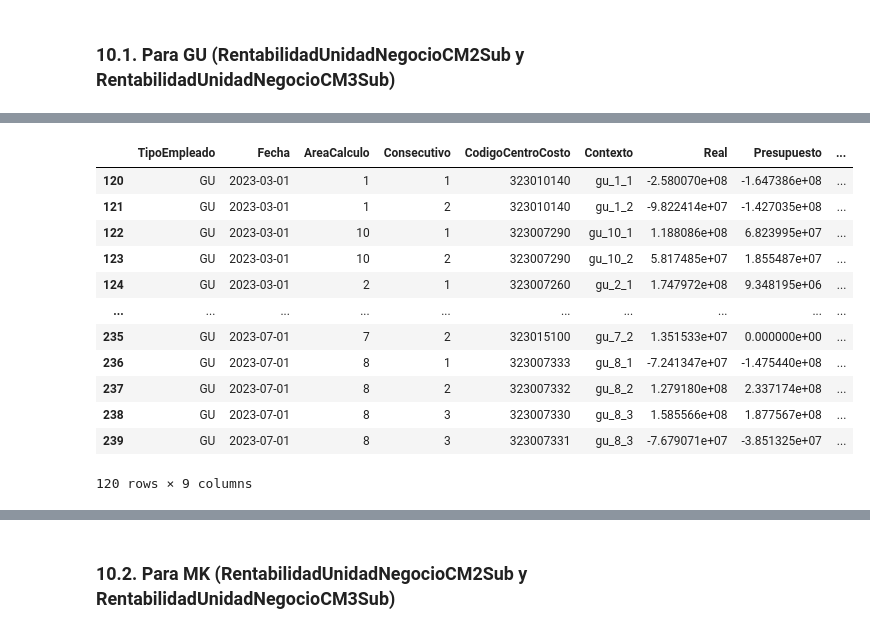
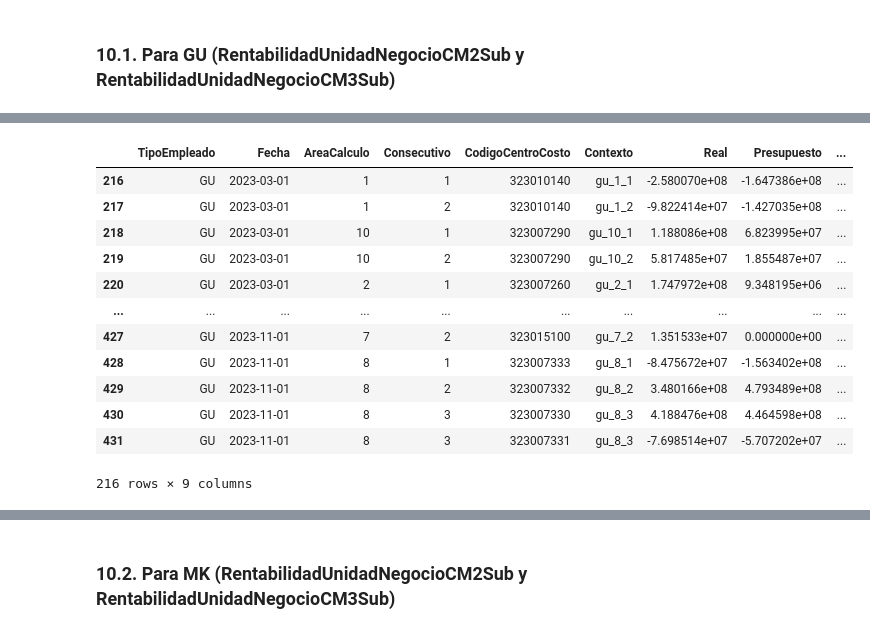
Before and after one commit to Crispelinho/-Liquidations-Incentives-Jupyter, a Jupyter notebook: BBraun - Incentivos (Centros-De-Costo).ipynb, the cells around one changed output, grey strips where cells are left out. Cells and saved outputs as stored; diff of their text form; code cells hidden in the pictures.

```diff
--- a/BBraun - Incentivos (Centros-De-Costo).ipynb
+++ b/BBraun - Incentivos (Centros-De-Costo).ipynb
@@ -10,7 +10,9 @@ base_dir = 'C:\\Users\\Crisp\\Documents\\QualitySoftGroup\\Proyectos\\Liquidatio
 print(base_dir)
 #base_dir = '/data/notebook_files/'
 sub_direct = ''
-sub_direct = 'archivos-fuente-78'
+# sub_direct = 'archivos-fuente-78'
+sub_direct = 'archivos-fuente-82'
+
 folder_bbraun_source = os.path.join(base_dir, 'source', sub_direct)
 print(folder_bbraun_source)
 if base_dir not in sys.path:
@@ -19,7 +21,7 @@ if 'OUTPUT_FOLDER' not in locals():
     OUTPUT_FOLDER = os.path.join(base_dir, 'output')
 
 if 'fecha_liquidacion' not in locals():
-    fecha_liquidacion = '2023-07-01'
+    fecha_liquidacion = '2023-11-01'
 if 'meses_incentivos' not in locals():
     meses_incentivos = [1, 2, 3, 4, 5, 6, 7, 8, 9, 10, 11, 12]
 if 'df_resultado_detallado_previo' not in locals():
@@ -424,7 +426,7 @@ if 'df_renal_ambulatorio' not in locals():
             'PlanVentaTotal': float,
             'RealVentaTotal': float,
             'PlanVentaCobradaRenal': float,
-            'RealVentaCobrada Renal': float,
+            'RealVentaCobradaRenal': float,
         }
     )
 
@@ -2403,22 +2448,22 @@ validar_calculo_centro_costo(cumplimiento_rentabilidad_por_unidad_negocio_cm2_gu
 # %%
 cumplimiento_rentabilidad_por_unidad_negocio_cm3_gu_centro_costo = (
-    f_calculo_centro_costo_variable_rentabilidad(rentabilidad_gu_sub, 'RentabilidadUnidadNegocioCM3', 'CMIII', 'GU')
+    f_calculo_centro_costo_variable_rentabilidad(rentabilidad_gu_sub, 'RentabilidadUnidadNegocioCM3Sub', 'CMIII', 'GU')
 )
 cumplimiento_rentabilidad_por_unidad_negocio_cm3_gu_centro_costo
 # %% [output]
 |  | TipoEmpleado | Fecha | AreaCalculo | Consecutivo | CodigoCentroCosto | Contexto | Real | Presupuesto | ... |
-| 120 | GU | 2023-03-01 | 1 | 1 | 323010140 | gu_1_1 | -2.580070e+08 | -1.647386e+08 | ... |
-| 121 | GU | 2023-03-01 | 1 | 2 | 323010140 | gu_1_2 | -9.822414e+07 | -1.427035e+08 | ... |
-| 122 | GU | 2023-03-01 | 10 | 1 | 323007290 | gu_10_1 | 1.188086e+08 | 6.823995e+07 | ... |
-| 123 | GU | 2023-03-01 | 10 | 2 | 323007290 | gu_10_2 | 5.817485e+07 | 1.855487e+07 | ... |
-| 124 | GU | 2023-03-01 | 2 | 1 | 323007260 | gu_2_1 | 1.747972e+08 | 9.348195e+06 | ... |
+| 216 | GU | 2023-03-01 | 1 | 1 | 323010140 | gu_1_1 | -2.580070e+08 | -1.647386e+08 | ... |
+| 217 | GU | 2023-03-01 | 1 | 2 | 323010140 | gu_1_2 | -9.822414e+07 | -1.427035e+08 | ... |
+| 218 | GU | 2023-03-01 | 10 | 1 | 323007290 | gu_10_1 | 1.188086e+08 | 6.823995e+07 | ... |
+| 219 | GU | 2023-03-01 | 10 | 2 | 323007290 | gu_10_2 | 5.817485e+07 | 1.855487e+07 | ... |
+| 220 | GU | 2023-03-01 | 2 | 1 | 323007260 | gu_2_1 | 1.747972e+08 | 9.348195e+06 | ... |
 | ... | ... | ... | ... | ... | ... | ... | ... | ... | ... |
-| 235 | GU | 2023-07-01 | 7 | 2 | 323015100 | gu_7_2 | 1.351533e+07 | 0.000000e+00 | ... |
-| 236 | GU | 2023-07-01 | 8 | 1 | 323007333 | gu_8_1 | -7.241347e+07 | -1.475440e+08 | ... |
-| 237 | GU | 2023-07-01 | 8 | 2 | 323007332 | gu_8_2 | 1.279180e+08 | 2.337174e+08 | ... |
-| 238 | GU | 2023-07-01 | 8 | 3 | 323007330 | gu_8_3 | 1.585566e+08 | 1.877567e+08 | ... |
-| 239 | GU | 2023-07-01 | 8 | 3 | 323007331 | gu_8_3 | -7.679071e+07 | -3.851325e+07 | ... |
+| 427 | GU | 2023-11-01 | 7 | 2 | 323015100 | gu_7_2 | 1.351533e+07 | 0.000000e+00 | ... |
+| 428 | GU | 2023-11-01 | 8 | 1 | 323007333 | gu_8_1 | -8.475672e+07 | -1.563402e+08 | ... |
+| 429 | GU | 2023-11-01 | 8 | 2 | 323007332 | gu_8_2 | 3.480166e+08 | 4.793489e+08 | ... |
+| 430 | GU | 2023-11-01 | 8 | 3 | 323007330 | gu_8_3 | 4.188476e+08 | 4.464598e+08 | ... |
+| 431 | GU | 2023-11-01 | 8 | 3 | 323007331 | gu_8_3 | -7.698514e+07 | -5.707202e+07 | ... |
-120 rows × 9 columns
+216 rows × 9 columns
 # %%
 validar_calculo_centro_costo(cumplimiento_rentabilidad_por_unidad_negocio_cm3_gu_centro_costo, 'gu_2_3', '2023-03-01')
 # %% [output]
```
Also changed, not shown: parts of 288 cells of this notebook.
